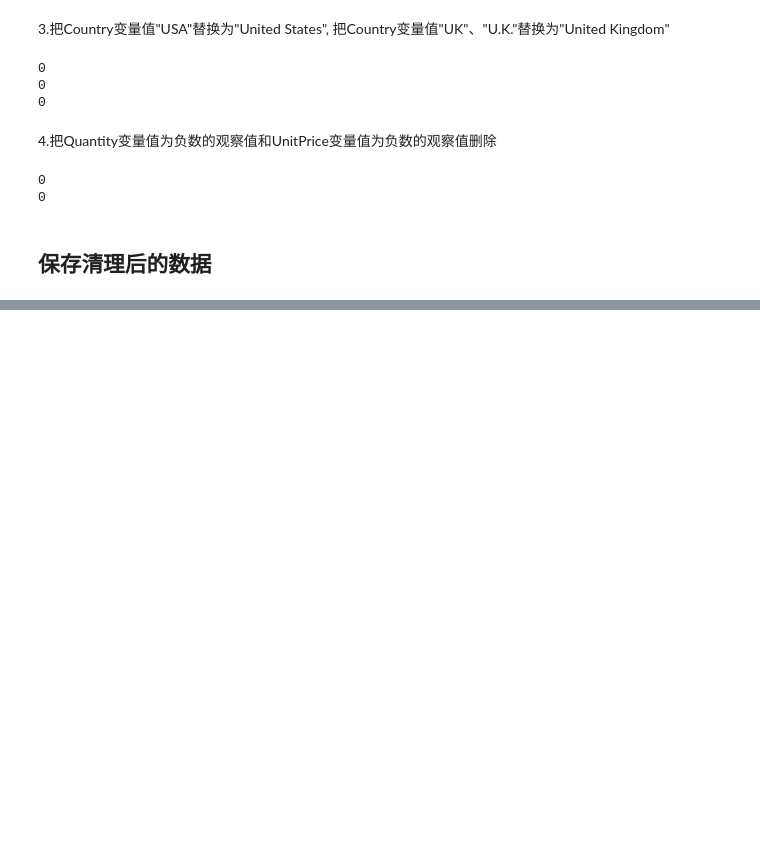
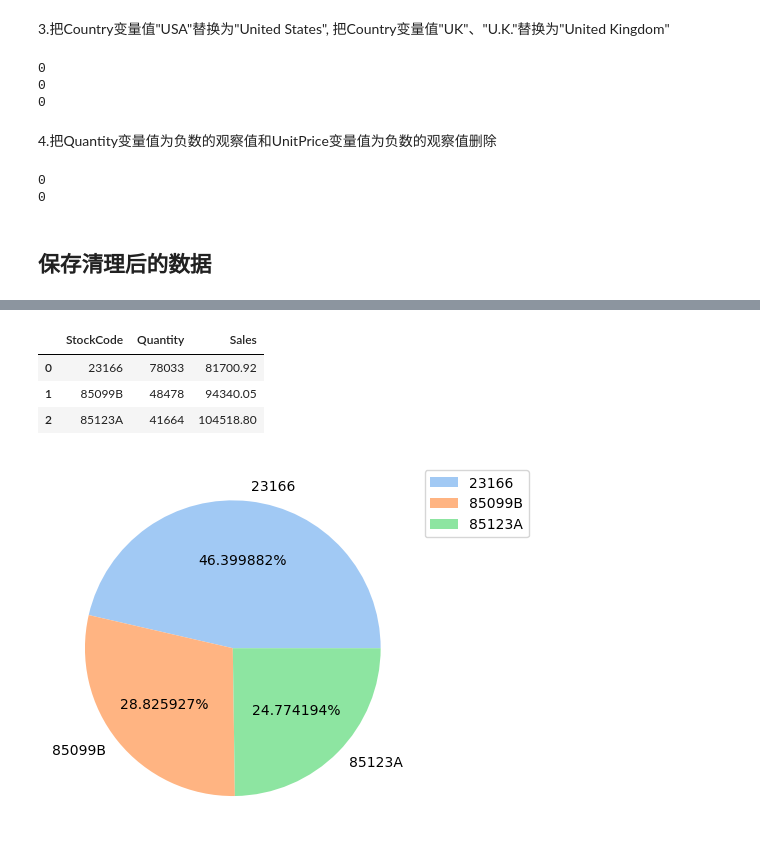
Before and after one commit to LelEzz-0912/Ecommerce_Data_Analysis, a Jupyter notebook: PROJECT _ 评估和清理电商销售数据.ipynb, the cells around one changed output, grey strips where cells are left out. Cells and saved outputs as stored; diff of their text form; code cells hidden in the pictures; blank space fills up the shorter version.

```diff
--- a/PROJECT _ 评估和清理电商销售数据.ipynb
+++ b/PROJECT _ 评估和清理电商销售数据.ipynb
@@ -342,0 +512,3 @@ cleaned_data.to_csv("e_commerce_cleaned.csv", index=False)
+# %%
+best_selling_products = best_selling_products.drop("4635")
+best_selling_products
@@ -342,0 +529,14 @@ cleaned_data.to_csv("e_commerce_cleaned.csv", index=False)
+# %%
+best_selling_products_grouped = best_selling_products.groupby(["StockCode"])[["Quantity", "Sales"]].sum().reset_index()
+best_selling_products_grouped
+# %% [output]
+|  | StockCode | Quantity | Sales |
+| 0 | 23166 | 78033 | 81700.92 |
+| 1 | 85099B | 48478 | 94340.05 |
+| 2 | 85123A | 41664 | 104518.80 |
+# %%
+plt.pie(best_selling_products_grouped["Quantity"], labels=best_selling_products_grouped["StockCode"], autopct="%1f%%")
+plt.legend(bbox_to_anchor=(1,1))
+plt.show()
+# %% [output]
+[figure, added]
```
Also changed, not shown: parts of 32 cells of this notebook.
